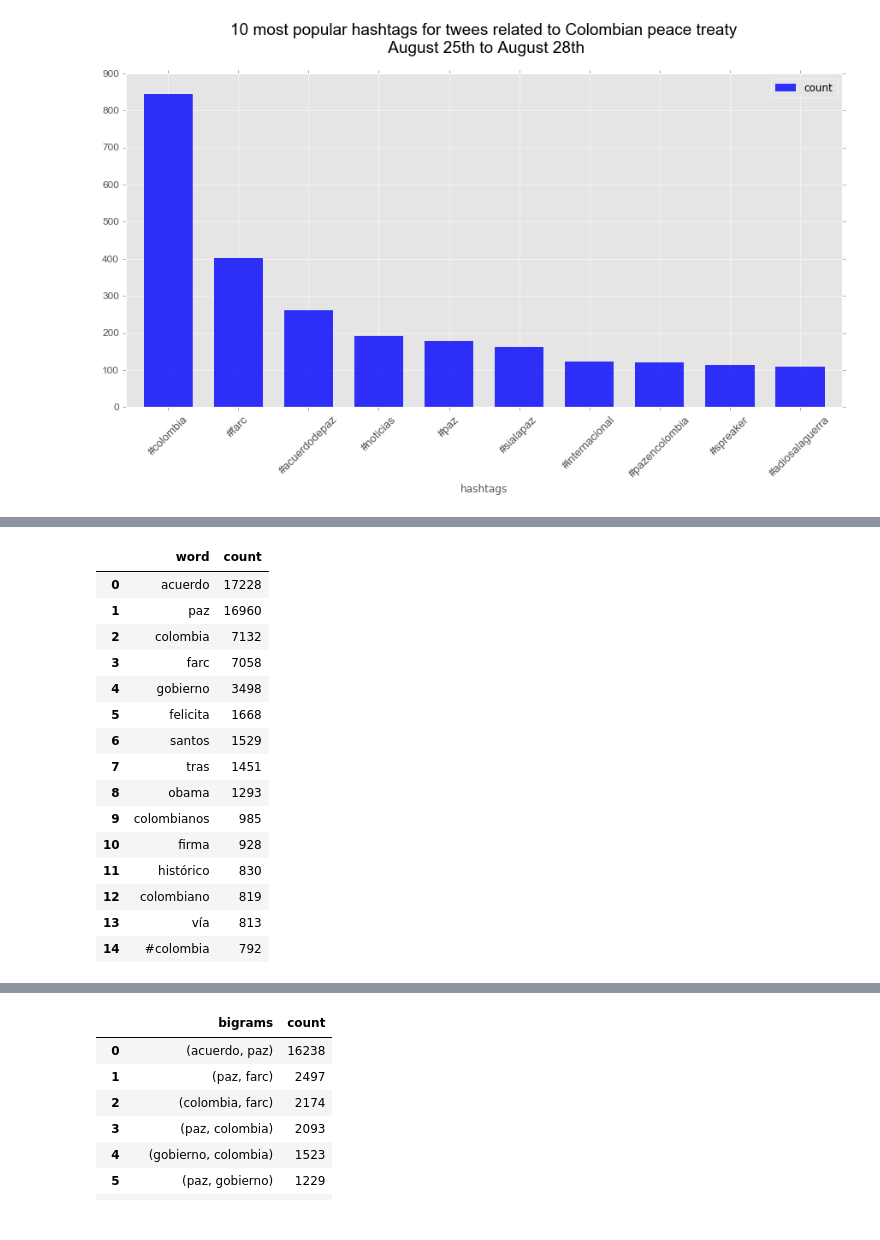
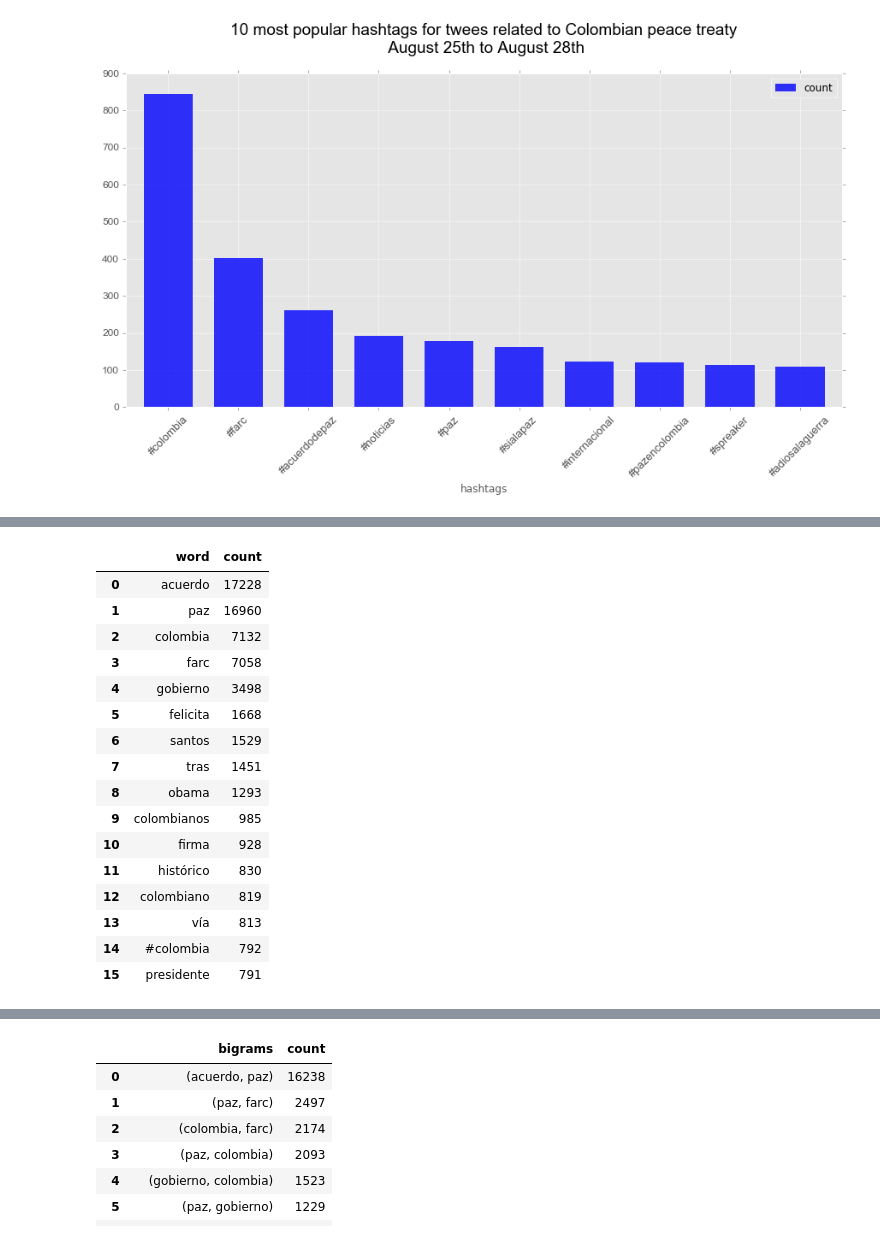
Before and after one commit to jpmora69/Projects, a Jupyter notebook: Twitter sentiment analysis/Tweet mining and basic sentiment analysis for the peace treaty in Colombia.ipynb, the cells around one changed output, grey strips where cells are left out. Cells and saved outputs as stored; diff of their text form; code cells hidden in the pictures.

```diff
--- a/Twitter sentiment analysis/Tweet mining and basic sentiment analysis for the peace treaty in Colombia.ipynb
+++ b/Twitter sentiment analysis/Tweet mining and basic sentiment analysis for the peace treaty in Colombia.ipynb
@@ -282,23 +285,24 @@ stop = stopwords.words('spanish') + punctuation + ['rt', 'via', u'', u'\u2026,',
 text1 = [term for term in text if term not in stop]
 # %%
 #Which results in a cleaner list of the 15 most used words in the  mined tweets that I found
-commonwords = pd.DataFrame(Counter(text1).most_common(15))
+commonwords = pd.DataFrame(Counter(text1).most_common(16))
 commonwords.columns = ['word', 'count']
 commonwords
 # %% [output]
 |  | word | count |
 | 0 | acuerdo | 17228 |
 | 1 | paz | 16960 |
 | 2 | colombia | 7132 |
 | 3 | farc | 7058 |
 | 4 | gobierno | 3498 |
 | 5 | felicita | 1668 |
 | 6 | santos | 1529 |
 | 7 | tras | 1451 |
 | 8 | obama | 1293 |
 | 9 | colombianos | 985 |
 | 10 | firma | 928 |
 | 11 | histórico | 830 |
 | 12 | colombiano | 819 |
 | 13 | vía | 813 |
 | 14 | #colombia | 792 |
+| 15 | presidente | 791 |
```
Also changed, not shown: parts of 78 cells of this notebook, 1 other file.
